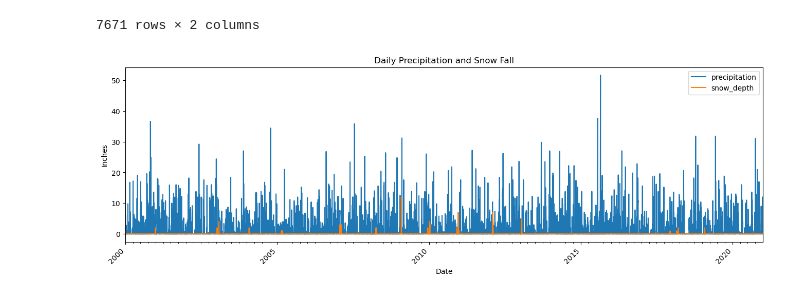
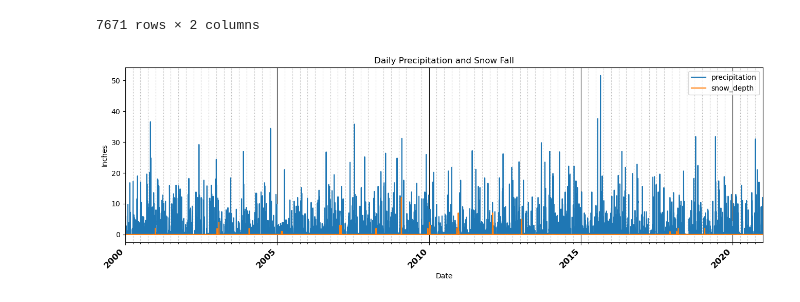
Before and after one commit to LoveidaLucero/Time-Series-Analysis, a Jupyter notebook: Visualizing Time Series.ipynb, the cells around one changed output. Cells and saved outputs as stored; diff of their text form; code cells hidden in the pictures.

Commit message:
Updated plots

```diff
--- a/Visualizing Time Series.ipynb
+++ b/Visualizing Time Series.ipynb
@@ -349,25 +351,29 @@ plot_df
 # %%
 ax = plot_df.plot(figsize=(16,5))
 ax.set( title='Daily Precipitation and Snow Fall',
       ylabel='Inches',
       xlabel='Date')
 
 # customize major ticks
 major_loc =  mdates.YearLocator(5)
 major_fmt = mdates.DateFormatter("%Y")
 
+ax.set_xticks(ax.get_xticks())
+ax.set_xticklabels(ax.get_xticklabels(), fontsize='large',fontweight='bold' )
 ax.xaxis.set_major_locator(major_loc)
 ax.xaxis.set_major_formatter(major_fmt)
 
 
 # customize minor ticks
 minor_loc =  mdates.MonthLocator(interval=3)
 
 ax.xaxis.set_minor_locator(minor_loc)
 
 
 ## Final xdate tweaks
+ax.grid(which='minor',axis='x',ls=":")
+ax.grid(which='major',axis='x',color='k')
 fig = ax.get_figure()
 fig.autofmt_xdate(which='major', rotation=45)
 # %% [output]
-[figure, old version]
+[figure, new version]
```
Also changed, not shown: parts of 2 cells of this notebook.
